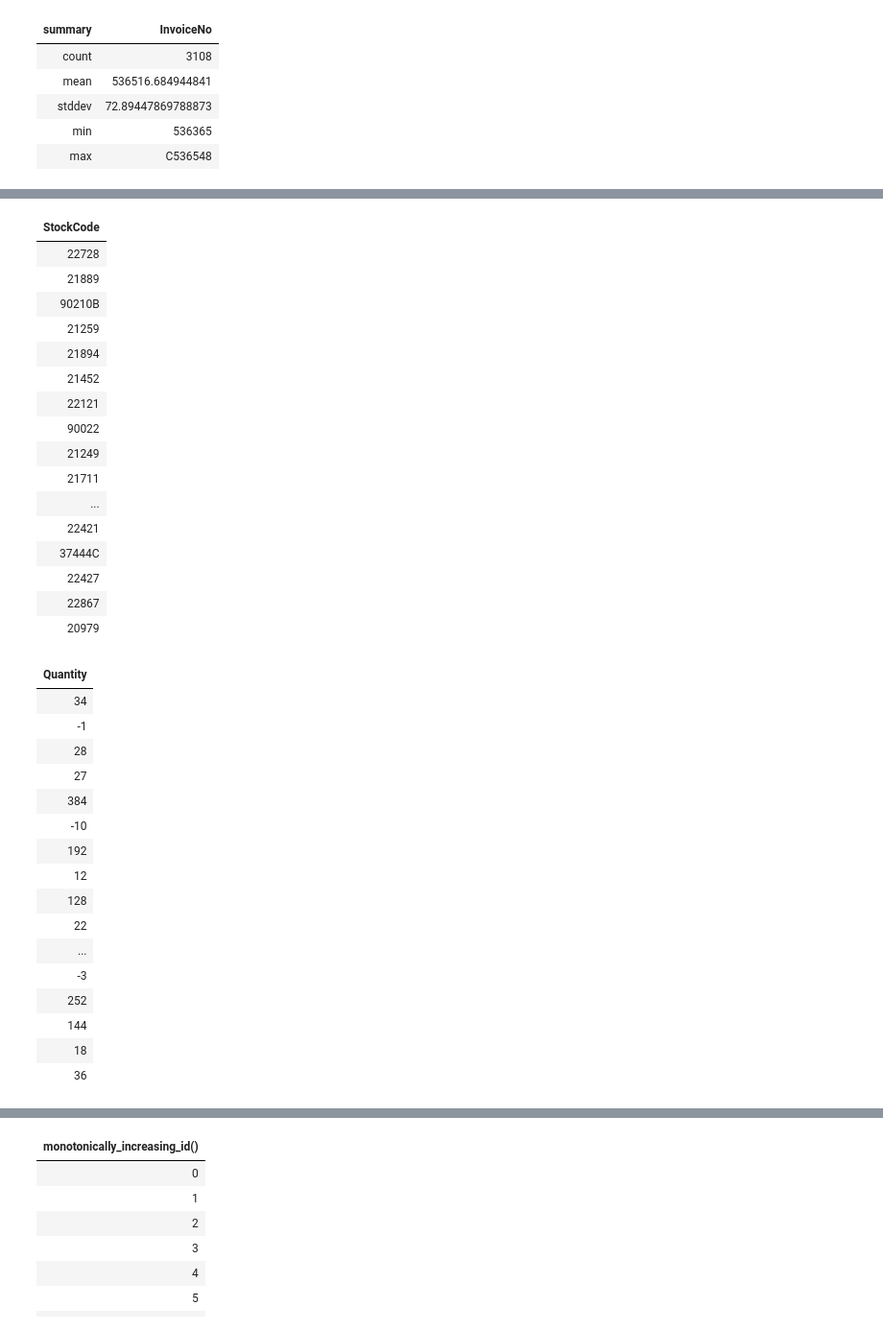
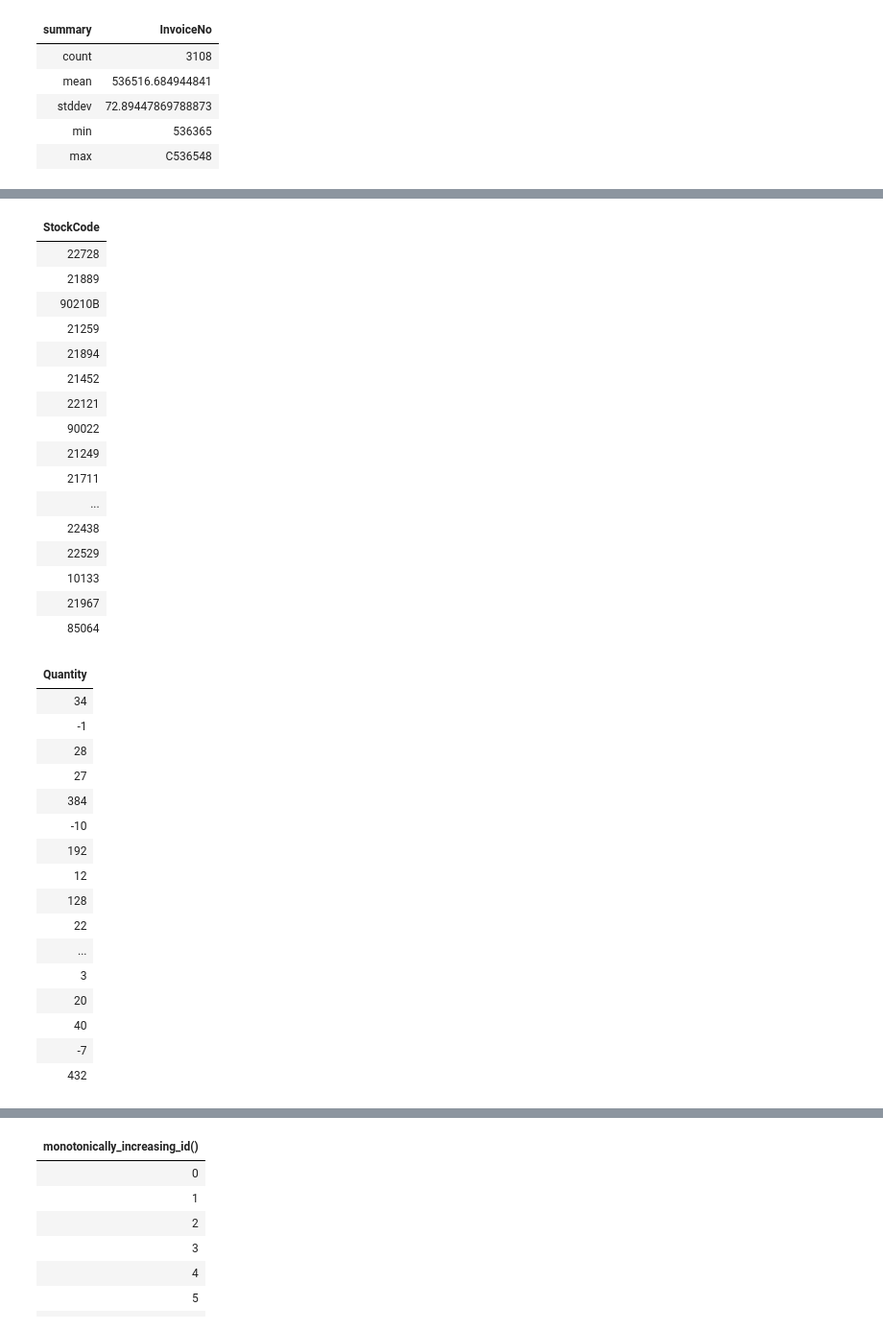
Before and after one commit to suhoy901/spark_recap, a Jupyter notebook: DefinitiveSpark/6_DataType.ipynb, the cells around one changed output, grey strips where cells are left out. Shown: that part at 96% size. Saved outputs shown, nothing was run; the diff lists cells and outputs as text; code cells hidden in the pictures.

```diff
--- a/DefinitiveSpark/6_DataType.ipynb
+++ b/DefinitiveSpark/6_DataType.ipynb
@@ -268,27 +268,27 @@ df.stat.approxQuantile("UnitPrice", quantileProbs, relError)
 [interactive output not drawn]
 # %%
 # 교차표를 생성하는 crosstab
-display(df.select("StockCode").distinct()) # row name
+display(df.select("StockCode").distinct().limit(20)) # row name
 # %% [output]
 | StockCode |
 | 22728 |
 | 21889 |
 | 90210B |
 | 21259 |
 | 21894 |
 | 21452 |
 | 22121 |
 | 90022 |
 | 21249 |
 | 21711 |
 | ... |
-| 22421 |
-| 37444C |
-| 22427 |
-| 22867 |
-| 20979 |
+| 22438 |
+| 22529 |
+| 10133 |
+| 21967 |
+| 85064 |
 # %%
-display(df.select("Quantity").distinct()) # column name
+display(df.select("Quantity").distinct().limit(20)) # column name
 # %% [output]
 | Quantity |
 | 34 |
@@ -302,9 +302,9 @@ display(df.select("Quantity").distinct()) # column name
 | 128 |
 | 22 |
 | ... |
-| -3 |
-| 252 |
-| 144 |
-| 18 |
-| 36 |
+| 3 |
+| 20 |
+| 40 |
+| -7 |
+| 432 |
 # %%
```
Also changed, not shown: parts of 9 cells of this notebook.
